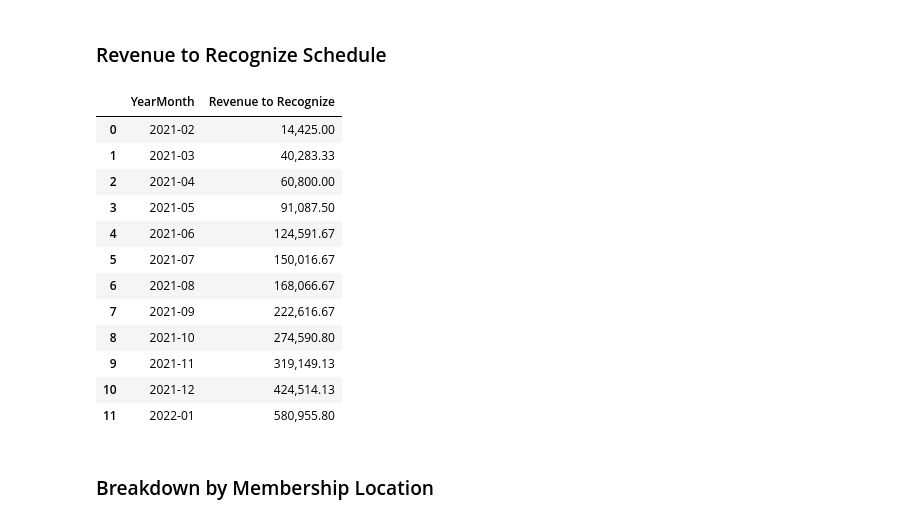
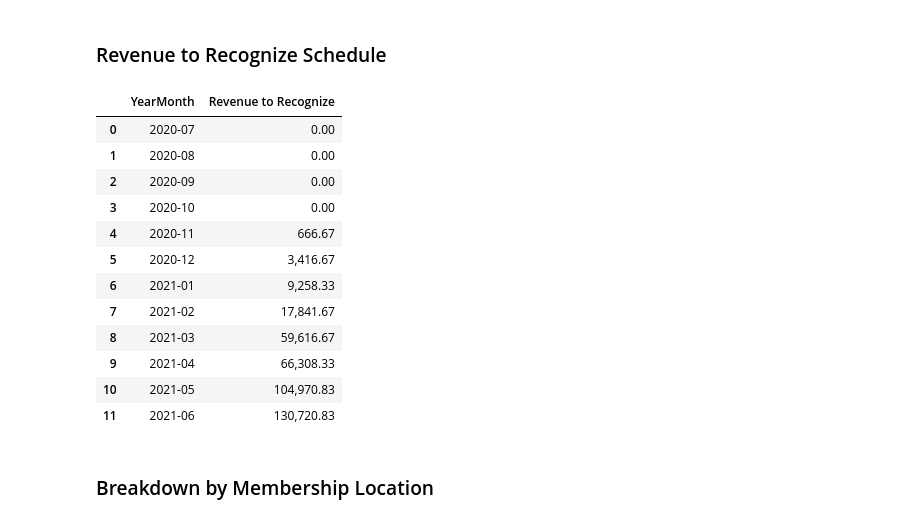
Before and after one commit to christopfur/HLI, a Jupyter notebook: Salesforce Deferred Revenue.ipynb, the cells around one changed output. Cells and saved outputs as stored; diff of their text form; code cells hidden in the pictures.

```diff
--- a/Salesforce Deferred Revenue.ipynb
+++ b/Salesforce Deferred Revenue.ipynb
@@ -2,8 +2,8 @@
 ### Opportunity Data
 # %%
 # Query all Opportunity records
-query = "SELECT Id, Opportunity_Number_Auto__c, Name, OwnerId, Membership_Start_Date__c, Membership_Expiration_Date__c, StageName, Membership_Location__c, CloseDate, Amount, Term_Length__c, \
-            Payment1__c, Payment_Method__c, Payment_Completed_Date__c, Payment2__c, Payment_2_Method__c, Payment_2_Completed_Date__c, Payment_Notes__c, \
+query = "SELECT Id, Opportunity_Number_Auto__c, Name, OwnerId, X100_Physician__c, Membership_Start_Date__c, Membership_Expiration_Date__c, StageName, Membership_Location__c, CloseDate, Amount, Term_Length__c, Client_Consent_Appointment_Datetime__c, \
+            Payment_Status__c, Payment1__c, Payment_Method__c, Payment_Completed_Date__c, Payment2__c, Payment_2_Method__c, Payment_2_Completed_Date__c, Payment_Notes__c, \
             ADHOC_1_Payment_Amount__c, ADHOC_1_Payment_Date__c, ADHOC_1_Payment_Method__c, ADHOC_2_Payment_Amount__c, ADHOC_2_Payment_Date__c, ADHOC_2_Payment_Method__c, ADHOC_3_Payment_Amount__c, ADHOC_3_Payment_Date__c, ADHOC_3_Payment_Method__c, ADHOC_4_Payment_Amount__c, ADHOC_4_Payment_Date__c, ADHOC_4_Payment_Method__c, ADHOC_5_Payment_Amount__c, ADHOC_5_Payment_Date__c, ADHOC_5_Payment_Method__c, ADHOC_6_Payment_Amount__c, ADHOC_6_Payment_Date__c, ADHOC_6_Payment_Method__c, \
             AccountId, IsDeleted, LastModifiedDate, CreatedDate \
         FROM Opportunity"
@@ -18,6 +18,7 @@ for opp in opportunities:
         'Id': opp['Id'],
         'Opportunity_Number_Auto__c': opp['Opportunity_Number_Auto__c'],
         'Name': opp['Name'] ,
+        'X100_Physician__c': opp['X100_Physician__c'] ,
         'OwnerId': opp['OwnerId'] ,
         'Membership_Start_Date__c' : opp['Membership_Start_Date__c'],
         'Membership_Expiration_Date__c' : opp['Membership_Expiration_Date__c'],
@@ -26,6 +27,8 @@ for opp in opportunities:
         'Close Date': opp['CloseDate'],
         'Amount': opp['Amount'],
         'Term_Length__c' : opp['Term_Length__c'],
+        'Client_Consent_Appointment_Datetime__c' : opp['Client_Consent_Appointment_Datetime__c'],
+        'Payment_Status__c' : opp['Payment_Status__c'],
         'Payment1__c' : opp['Payment1__c'],
         'Payment_Method__c' : opp['Payment_Method__c'],
         'Payment_Completed_Date__c' : opp['Payment_Completed_Date__c'],
@@ -62,14 +65,17 @@ opportunities_df = pd.DataFrame(opportunity_data)
 
 opportunities_df = opportunities_df.rename(columns={'Id': 'Salesforce Opportunity ID'})
 opportunities_df = opportunities_df.rename(columns={'Opportunity_Number_Auto__c': 'Opportunity ID'})
+opportunities_df = opportunities_df.rename(columns={'X100_Physician__c': 'Physician'})
 opportunities_df = opportunities_df.rename(columns={'Stage': 'Opportunity Stage'})
 opportunities_df = opportunities_df.rename(columns={'Membership_Start_Date__c': 'Membership Start Date'})
 opportunities_df = opportunities_df.rename(columns={'Membership_Expiration_Date__c': 'Membership End Date'})
 opportunities_df = opportunities_df.rename(columns={'Membership_Location__c': 'Membership Location'})
 opportunities_df = opportunities_df.rename(columns={'Term_Length__c': 'Opportunity Term Length (Years)'})
+opportunities_df = opportunities_df.rename(columns={'Client_Consent_Appointment_Datetime__c': 'Medical Intake Appointment Datetime'})
 opportunities_df['Opportunity Term Length (Months)'] = opportunities_df['Opportunity Term Length (Years)'] * 12
 opportunities_df = opportunities_df.rename(columns={'Close Date': 'Opportunity Close Date'})
 opportunities_df = opportunities_df.rename(columns={'Amount': 'Opportunity Amount'})
+opportunities_df = opportunities_df.rename(columns={'Payment_Status__c': 'Payment Status'})
 opportunities_df = opportunities_df.rename(columns={'Payment1__c': 'Payment 1 Amount'})
 opportunities_df = opportunities_df.rename(columns={'Payment_Method__c': 'Payment 1 Method'})
 opportunities_df = opportunities_df.rename(columns={'Payment_Completed_Date__c': 'Payment 1 Completed Date'})
@@ -781,0 +992,11 @@ for index, row in merged_df.iterrows():
+# %%
+# Identify all monthly columns based on the specified years
+month_columns = [col for col in merged_df.columns if col.endswith((
+    '2020', '2021', '2022', '2023', '2024', '2025', '2026', '2027', '2028', '2029',
+    '2030', '2031', '2032', '2033', '2034', '2035', '2036', '2037', '2038'))]
+
+# Add a new column that sums all the monthly columns for each row
+merged_df['Total Distributed Dollars'] = merged_df[month_columns].sum(axis=1)
+
+# Verify the result
+print(merged_df[['Total Distributed Dollars']].head())
@@ -782,9 +1010,11 @@ for index, row in merged_df.iterrows():
 # %% [markdown]
 ### Add Amounts to Opportunity Edge Cases (e.g. refunds for 2023)
 # %%
-#Discussed refund scenairo with Ellen Bolden on 7/25/2024. 2023 numbers should remain the same, while 2024 can be updated
-merged_df.loc[merged_df['Salesforce Opportunity ID'] == '0065c00001NqsIvAAJ', 'December 2023'] = 625 #Urban, Bonnie issued refund, but 2023 books and numbers are closed and finalized
-merged_df.loc[merged_df['Salesforce Opportunity ID'] == '0065c00001Nqx0rAAB', 'December 2023'] = 1000 #Urban, Tommy issued refund, but 2023 books and numbers are closed and finalized
+#Discussed refund scenairo with Ellen Bolden on 7/25/2024. 2023 numbers should remain the same, while 2024 can be updated.
+#Updated December 2024 after speaking with Ellen Bolden. 2023 are being ressessed, therefore this logic should be disabled.
+
+#merged_df.loc[merged_df['Salesforce Opportunity ID'] == '0065c00001NqsIvAAJ', 'December 2023'] = 625 #Urban, Bonnie issued refund, but 2023 books and numbers are closed and finalized
+#merged_df.loc[merged_df['Salesforce Opportunity ID'] == '0065c00001Nqx0rAAB', 'December 2023'] = 1000 #Urban, Tommy issued refund, but 2023 books and numbers are closed and finalized
 # %% [markdown]
 ### Add AD-HOC payments to revenue recognition schedule
 # %%
@@ -823,13 +1053,13 @@ for col in date_columns:
     merged_df[col] = merged_df[col].dt.strftime('%Y-%m-%d')
 # %%
 #Sort
-merged_df = merged_df.sort_values(by='Membership Start Date', ascending=False)
+#merged_df['Membership Start Date'] = pd.to_datetime(merged_df['Membership Start Date'], errors='coerce')
+
 #Convert to date format
-merged_df['Membership Start Date'] = merged_df['Membership Start Date'].dt.date
-merged_df['1st Membership Start Date (IF UPDATED)'] = merged_df['1st Membership Start Date (IF UPDATED)'].dt.date
-merged_df['Membership End Date'] = merged_df['Membership End Date'].dt.date
-merged_df['Payment 1 Completed Date'] = merged_df['Payment 1 Completed Date'].dt.date
-
+#merged_df['Membership Start Date'] = merged_df['Membership Start Date'].dt.date
+#merged_df['1st Membership Start Date (IF UPDATED)'] = merged_df['1st Membership Start Date (IF UPDATED)'].dt.date
+#merged_df['Membership End Date'] = merged_df['Membership End Date'].dt.date
+#merged_df['Payment 1 Completed Date'] = merged_df['Payment 1 Completed Date'].dt.date
 
 # Temp filter
 #merged_df = merged_df[
@@ -867,31 +1097,30 @@ monthly_invoice_total.head(12)
 # %% [markdown]
 ### Revenue to Recognize Schedule
 # %%
-
 # Sum each column with a string that contains the Month + Year to create 'Revenue to Recognize'
 # Filter columns that match the pattern for months
-month_columns = [col for col in merged_df.columns if col.endswith(('2021','2022','2023', '2024', '2025', '2026', '2027', '2028', '2029', '2030', '2031', '2032', '2033', '2034', '2035', '2036', '2037', '2038'))]
+month_columns = [col for col in merged_df.columns if col.endswith(('2020','2021','2022','2023', '2024', '2025', '2026', '2027', '2028', '2029', '2030', '2031', '2032', '2033', '2034', '2035', '2036', '2037', '2038'))]
 
 # Sum the relevant columns
 revenue_to_recognize = merged_df[month_columns].sum().reset_index()
 revenue_to_recognize.columns = ['YearMonth', 'Revenue to Recognize']
 revenue_to_recognize['YearMonth'] = pd.to_datetime(revenue_to_recognize['YearMonth'], format='%B %Y').dt.strftime('%Y-%m')
 
 revenue_to_recognize.head(12)
 # %% [output]
 |  | YearMonth | Revenue to Recognize |
-| 0 | 2021-02 | 14,425.00 |
-| 1 | 2021-03 | 40,283.33 |
-| 2 | 2021-04 | 60,800.00 |
-| 3 | 2021-05 | 91,087.50 |
-| 4 | 2021-06 | 124,591.67 |
-| 5 | 2021-07 | 150,016.67 |
-| 6 | 2021-08 | 168,066.67 |
-| 7 | 2021-09 | 222,616.67 |
-| 8 | 2021-10 | 274,590.80 |
-| 9 | 2021-11 | 319,149.13 |
-| 10 | 2021-12 | 424,514.13 |
-| 11 | 2022-01 | 580,955.80 |
+| 0 | 2020-07 | 0.00 |
+| 1 | 2020-08 | 0.00 |
+| 2 | 2020-09 | 0.00 |
+| 3 | 2020-10 | 0.00 |
+| 4 | 2020-11 | 666.67 |
+| 5 | 2020-12 | 3,416.67 |
+| 6 | 2021-01 | 9,258.33 |
+| 7 | 2021-02 | 17,841.67 |
+| 8 | 2021-03 | 59,616.67 |
+| 9 | 2021-04 | 66,308.33 |
+| 10 | 2021-05 | 104,970.83 |
+| 11 | 2021-06 | 130,720.83 |
 # %% [markdown]
 ### Breakdown by Membership Location
 # %%
```
Also changed, not shown: parts of 61 cells of this notebook.
